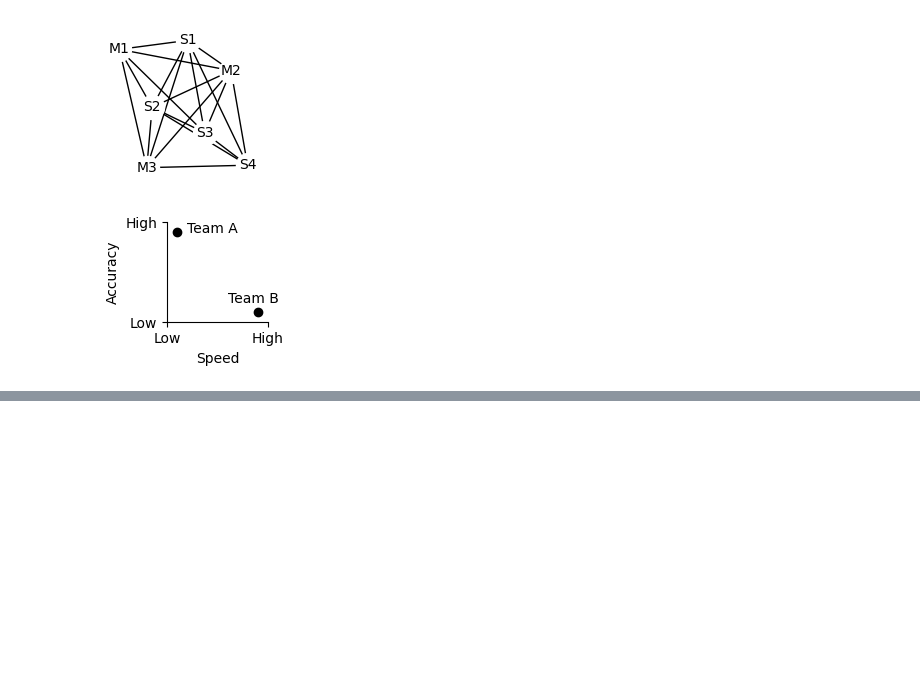
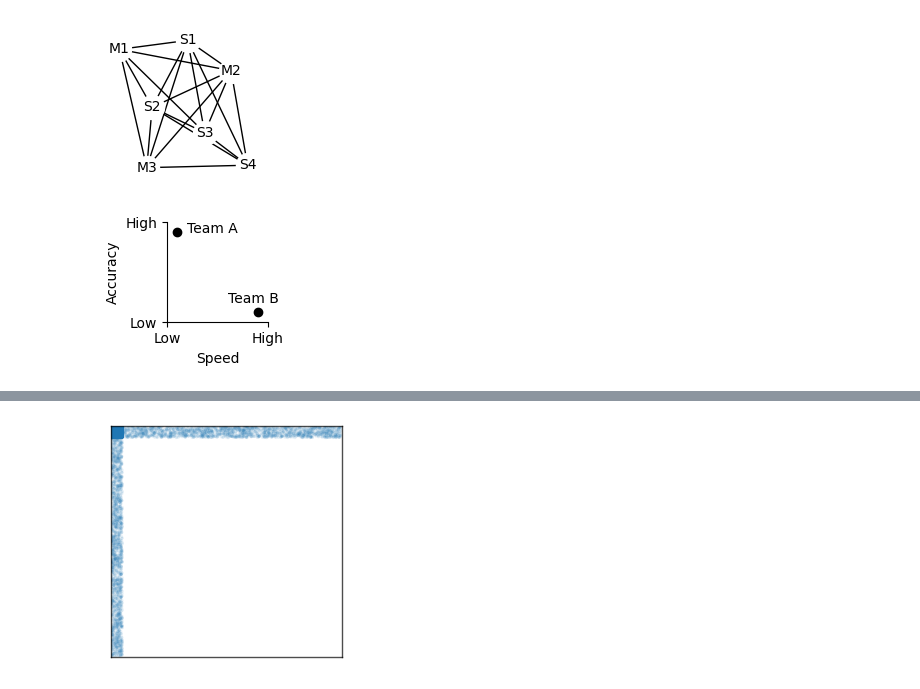
Before and after one commit to simoneSantoni/net-analysis-smm638, a Jupyter notebook: beamers/networkMechanisms/graph.ipynb, the cells around one changed output, grey strips where cells are left out. Drawn from its saved outputs; the diff is of its cells as text; code cells hidden in the pictures; blank space fills up the shorter version.

```diff
--- a/beamers/networkMechanisms/graph.ipynb
+++ b/beamers/networkMechanisms/graph.ipynb
@@ -92,0 +88,8 @@ ModuleNotFoundError: No module named 'sklearn.mixture.gaussian_mixture'
+# %%
+# simulate a cp network
+n_communities = [100, 1900]
+p = [[0.75, 0.01],
+     [0.01, 0.00]]
+
+np.random.seed(2)
+A = sbm(n_communities, p)
@@ -92,0 +106,11 @@ ModuleNotFoundError: No module named 'sklearn.mixture.gaussian_mixture'
+# %%
+fig, ax = plt.subplots(1, 1, figsize=(3, 3))
+adjplot(
+    data=A,
+    ax=ax,
+    plot_type="scattermap",
+    alpha=0.1,
+)
+plt.savefig('images/blockmodel.pdf', bbox_inches='tight', pad_inches=0)
+# %% [output]
+[figure, added]
```
Also changed, not shown: parts of 7 cells of this notebook, 33 other files.
